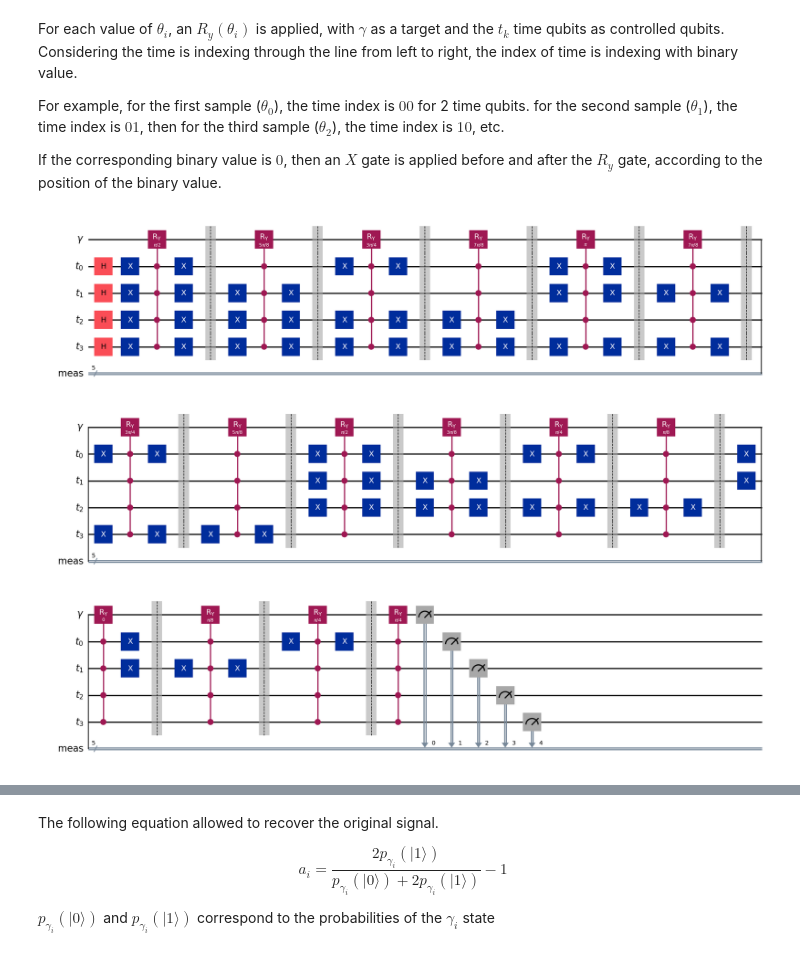
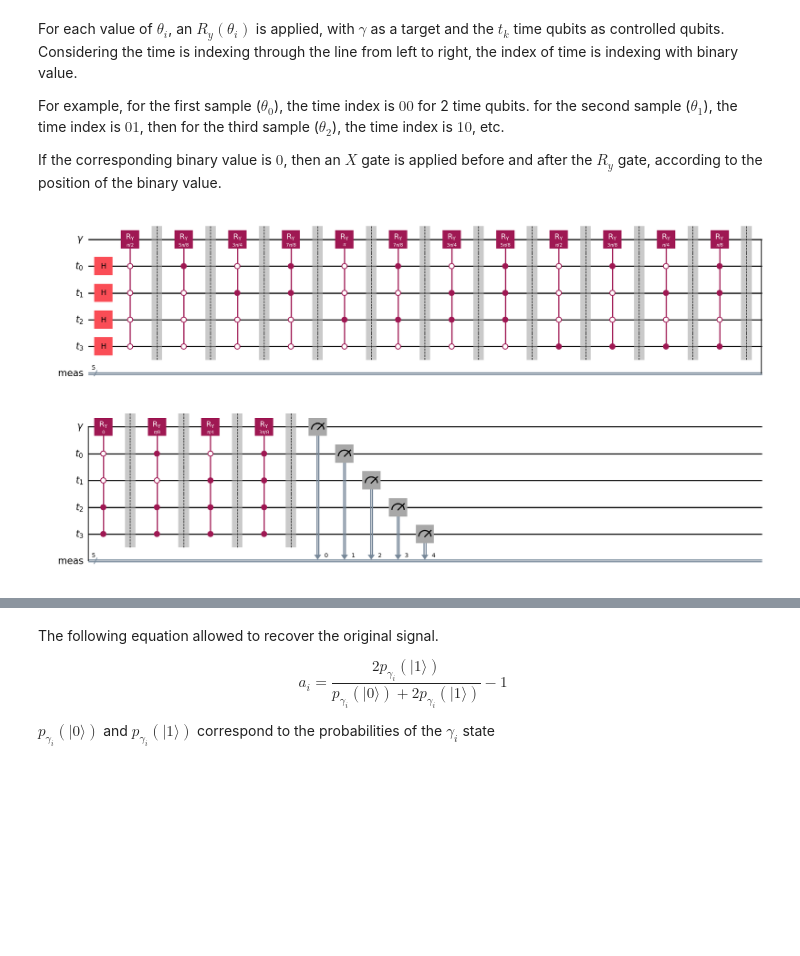
Before and after one commit to quentinRuiz/Quantum_learning, a Jupyter notebook: Introduction_to_Quantum_Audio/Algorithms/SQPAM.ipynb, the cells around one changed output, grey strips where cells are left out. Saved outputs shown, nothing was run; the diff lists cells and outputs as text; code cells hidden in the pictures; blank space fills up the shorter version.

```diff
--- a/Introduction_to_Quantum_Audio/Algorithms/SQPAM.ipynb
+++ b/Introduction_to_Quantum_Audio/Algorithms/SQPAM.ipynb
@@ -101,38 +101,28 @@ If the corresponding binary value is $0$, then an $X$ gate is applied before and
 # %%
 # Conversion of the audio samples to quantum amplitudes
 theta = np.asin(np.sqrt((amplitudes+1)/2))
 
 # Generation of the binary list
 BinaryList =generate_binary_list_from_nqubits(Nqubits)
 
-# Add Ry gates depending the binary value
+
 for index, binary in enumerate(BinaryList):
     # find null index in the binary string
     indices_zeros= [i+1 for i, bit in enumerate(reversed(binary)) if bit == '0']
 
-    # apply X gate, Ry, then X for the null index
-    if indices_zeros:
-        # apply X gates
-        SQPAM_circuit.x(indices_zeros)
+    # apply Ry controled gate, and use of the ctrl_state to apply X gates on the binary value which is equal to 0
+    theta_param = theta[index]
+    cry_gate = RYGate(2*theta_param).control(Nqubits, ctrl_state=binary) #/!\ the angle to apply is twice in qiskit
+    SQPAM_circuit.append(cry_gate, list(timeQ)+list(AmpQ))
 
-        # apply Ry controled gate
-        theta_param = theta[index]
-        cry_gate = RYGate(2*theta_param).control(Nqubits) #/!\ the angle to apply is twice in qiskit
-        SQPAM_circuit.append(cry_gate, list(timeQ)+list(AmpQ))
-
-        # apply X gates
-        SQPAM_circuit.x(indices_zeros)
-        SQPAM_circuit.barrier()
-    # If any null value is found, apply only an Ry gate
-    else:
-        SQPAM_circuit.append(cry_gate, list(timeQ)+list(AmpQ))
-
+    # apply X gates
+    SQPAM_circuit.barrier()
 
 SQPAM_circuit.measure(AmpQ, measure[0])
 SQPAM_circuit.measure(timeQ, measure[1:Nqubits+1])
 display(SQPAM_circuit.draw(output="mpl"))
 # %% [output]
-[figure, old version]
+[figure, new version]
 # %%
 # run on backend then plot the histogramm
 simulator = AerSimulator()
```
Also changed, not shown: parts of 4 cells of this notebook.
